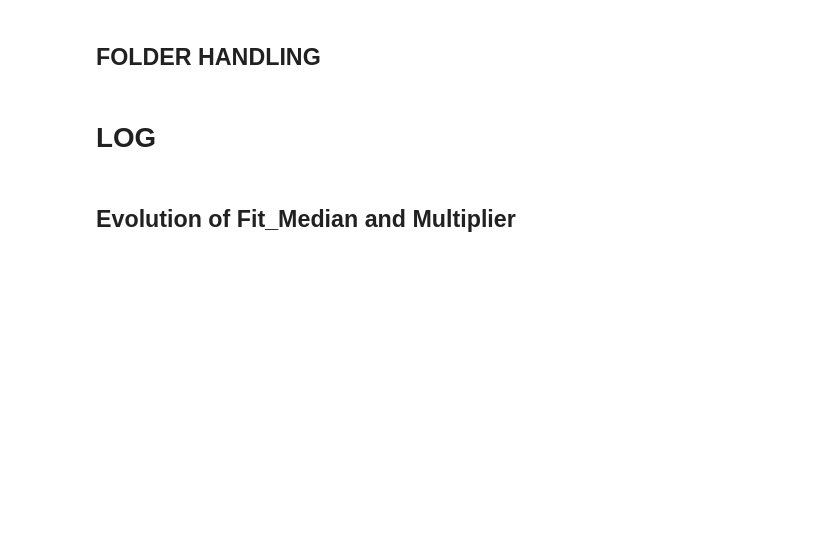
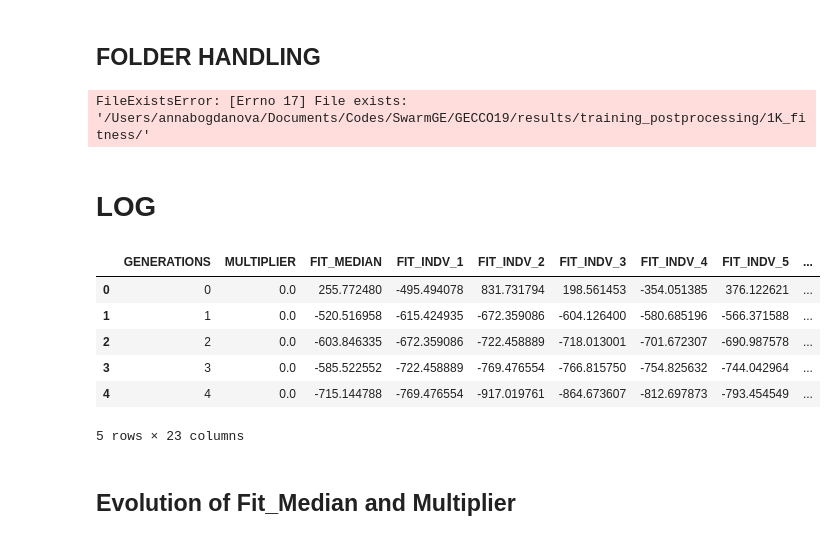
Before and after one commit to jair-pereira/GECCO19, a Jupyter notebook: src/vis_data.ipynb, the cells around one changed output. Saved outputs shown, nothing was run; the diff lists cells and outputs as text; code cells hidden in the pictures; blank space fills up the shorter version.

```diff
--- a/src/vis_data.ipynb
+++ b/src/vis_data.ipynb
@@ -14,28 +15,39 @@ experiment_path = "C:\\Users\\jjunior\\Documents\\Junior\\ON\\2019\\GECCO'19\\fr
 # %% [markdown]
 ## FOLDER HANDLING
 # %%
-output_path = experiment_path+"training_postprocessing\\"
+output_path = experiment_path+"training_postprocessing/"
 if not os.path.isdir(output_path):
     os.mkdir(output_path)
 
-output_path = experiment_path+"training_postprocessing\\"+experiment_name+"\\"
+output_path = experiment_path+"training_postprocessing/"+experiment_name+"/"
 os.mkdir(output_path)
+# %% [output]
+FileExistsError: [Errno 17] File exists: '/Users/annabogdanova/Documents/Codes/SwarmGE/GECCO19/results/training_postprocessing/1K_fitness/'
 # %% [markdown]
 # LOG
 # %%
-file_path = experiment_path+experiment_name+"\\log.csv"
+file_path = experiment_path+experiment_name+"/log.csv"
 
 #load data
 data_log = pd.read_csv(file_path, header=None)
 
 #header
 header = ["GENERATIONS", "MULTIPLIER", "FIT_MEDIAN"]
 for i in range(1, data_log.shape[1] - 2):
     header.append("FIT_INDV_"+str(i))
 data_log.columns = header
 
 #converting M to log M
 data_log["MULTIPLIER"] = np.log10(data_log["MULTIPLIER"])
+data_log.head()
+# %% [output]
+|  | GENERATIONS | MULTIPLIER | FIT_MEDIAN | FIT_INDV_1 | FIT_INDV_2 | FIT_INDV_3 | FIT_INDV_4 | FIT_INDV_5 | ... |
+| 0 | 0 | 0.0 | 255.772480 | -495.494078 | 831.731794 | 198.561453 | -354.051385 | 376.122621 | ... |
+| 1 | 1 | 0.0 | -520.516958 | -615.424935 | -672.359086 | -604.126400 | -580.685196 | -566.371588 | ... |
+| 2 | 2 | 0.0 | -603.846335 | -672.359086 | -722.458889 | -718.013001 | -701.672307 | -690.987578 | ... |
+| 3 | 3 | 0.0 | -585.522552 | -722.458889 | -769.476554 | -766.815750 | -754.825632 | -744.042964 | ... |
+| 4 | 4 | 0.0 | -715.144788 | -769.476554 | -917.019761 | -864.673607 | -812.697873 | -793.454549 | ... |
+5 rows × 23 columns
 # %% [markdown]
 ## Evolution of Fit_Median and Multiplier
 # %%
```
Also changed, not shown: parts of 9 cells of this notebook, 1 other file.
